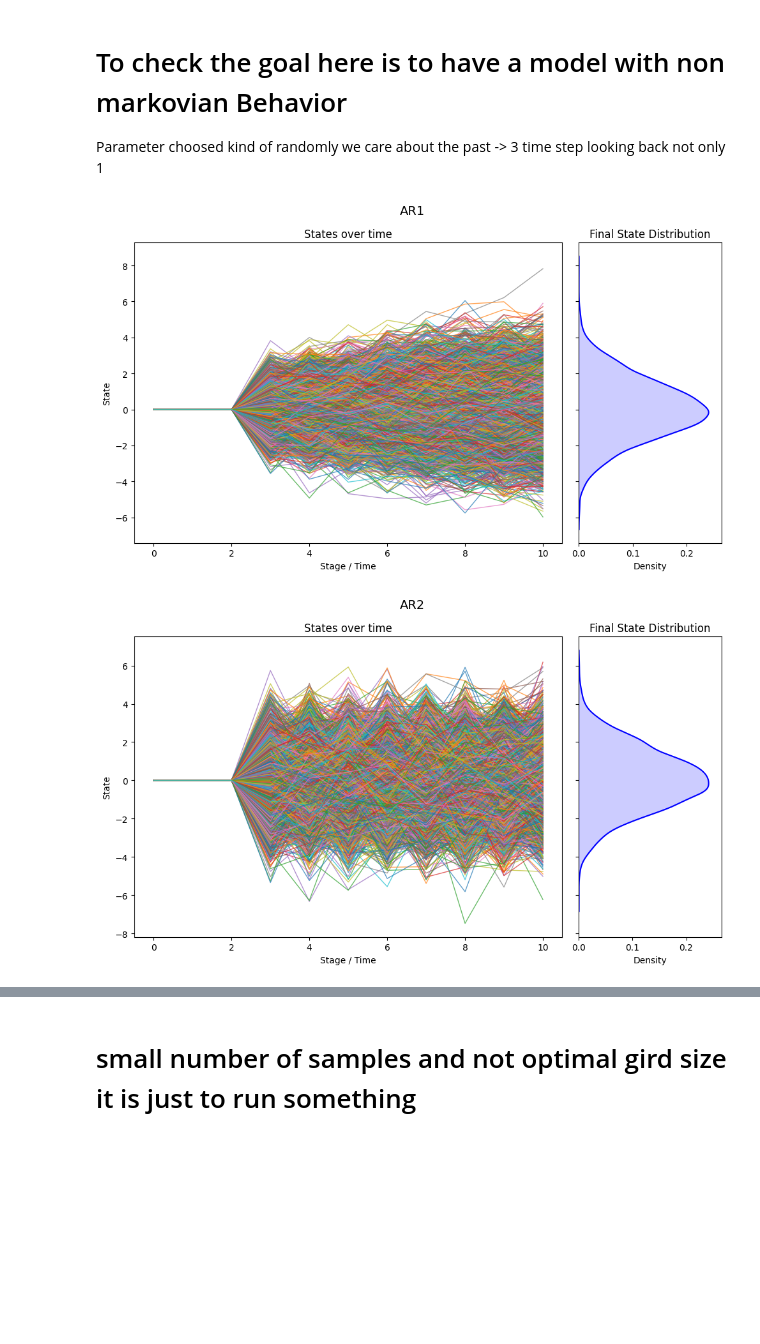
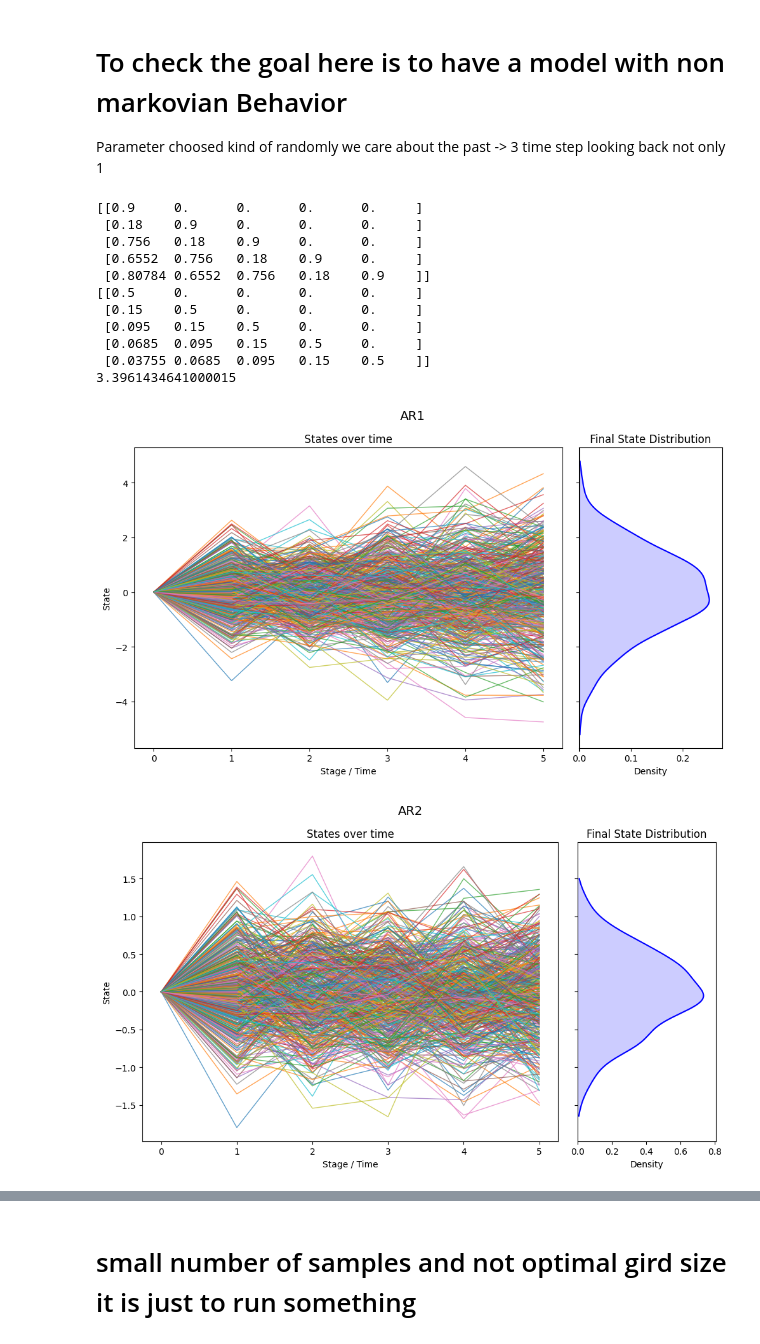
Before and after one commit to rubenbonto/AWD_numerics, a Jupyter notebook: Notebooks/S_AR_experiments.ipynb, the cells around one changed output, grey strips where cells are left out. Drawn from its saved outputs; the diff is of its cells as text; code cells hidden in the pictures; blank space fills up the shorter version.

```diff
--- a/Notebooks/S_AR_experiments.ipynb
+++ b/Notebooks/S_AR_experiments.ipynb
@@ -64,21 +118,28 @@ Parameter choosed kind of randomly we care about the past -> 3 time step looking
 # ----------------------------------------------------------------------------
 # Experiment Parameters
 # ----------------------------------------------------------------------------
-T = 10               # Total time steps (we simulate indices 0,1,2 as initial and t=3,4 by AR recursion)
+T = 7               # Total time steps (we simulate indices 0,1,2 as initial and t=3,4 by AR recursion)
 
 # AR(3) parameters for Process X (e.g., more persistent, lower volatility)
-phi_x = [0.6, 0.2, 0.1]
-sigma_x = 1.0
+phi_x = [0.2, 0.8, 0.4]
+sigma_x = 0.9
 
 # AR(3) parameters for Process Y (e.g., less persistent, higher volatility)
 phi_y = [0.3, 0.1, 0.05]
-sigma_y = 1.5
+sigma_y = 0.5
 # %%
-n_sample = 5000
+n_sample = 500
 seed = 44
 
-X = ar3_simulation(n_sample, T, phi_x, sigma_x, seed)
-Y = ar3_simulation(n_sample, T, phi_y, sigma_y, seed)
+L = generate_ar3_lower_triangular_scaled(T, phi_x, sigma_x)
+M = generate_ar3_lower_triangular_scaled(T, phi_y, sigma_y)
+print(L)
+print(M)
+
+print(adapted_wasserstein_squared(L@L.T, M@M.T))
+random_seed = np.random.randint(10000)
+X, _ = Lmatrix2paths(L, n_sample, seed=random_seed, verbose=False)
+Y, _ = Lmatrix2paths(M, n_sample, seed=random_seed, verbose=False)
 
 iid_weights = np.full(n_sample, 1 / n_sample)
 
@@ -89,33 +150,44 @@ visualize_big_tree(
     title="AR1",
 )
 
 root = build_tree_from_paths(Y.T, iid_weights)
 
 visualize_big_tree(
     root,
     fig_size=(10, 6),
     title="AR2",
 )
 
-fixed_grid = 0.5 # <- Large grid for visualization
+fixed_grid = 0.1 # <- Large grid for visualization
 
 new_sample_paths, new_weights = uniform_empirical_grid_measure(X.T, fixed_grid, use_weights=True) # Grid with number of grid points as in papers [0,1] divided into: 1/N^r with R=1/(T+1).
 root = build_tree_from_paths(new_sample_paths, new_weights)
 
 visualize_big_tree(
     root,
     fig_size=(10, 6),
     title="AR1",
 )
 
 new_sample_paths, new_weights = uniform_empirical_grid_measure(Y.T, fixed_grid, use_weights=True) # Grid with number of grid points as in papers [0,1] divided into: 1/N^r with R=1/(T+1).
 root = build_tree_from_paths(new_sample_paths, new_weights)
 
 visualize_big_tree(
     root,
     fig_size=(10, 6),
     title="AR2",
 )
 # %% [output]
+[[0.9     0.      0.      0.      0.     ]
+ [0.18    0.9     0.      0.      0.     ]
+ [0.756   0.18    0.9     0.      0.     ]
+ [0.6552  0.756   0.18    0.9     0.     ]
+ [0.80784 0.6552  0.756   0.18    0.9    ]]
+[[0.5     0.      0.      0.      0.     ]
+ [0.15    0.5     0.      0.      0.     ]
+ [0.095   0.15    0.5     0.      0.     ]
+ [0.0685  0.095   0.15    0.5     0.     ]
+ [0.03755 0.0685  0.095   0.15    0.5    ]]
+3.3961434641000015
-[figure, old version]
+[figure, new version]
-[figure, old version]
+[figure, new version]
```
Also changed, not shown: parts of 7 cells of this notebook, 20 other files.
